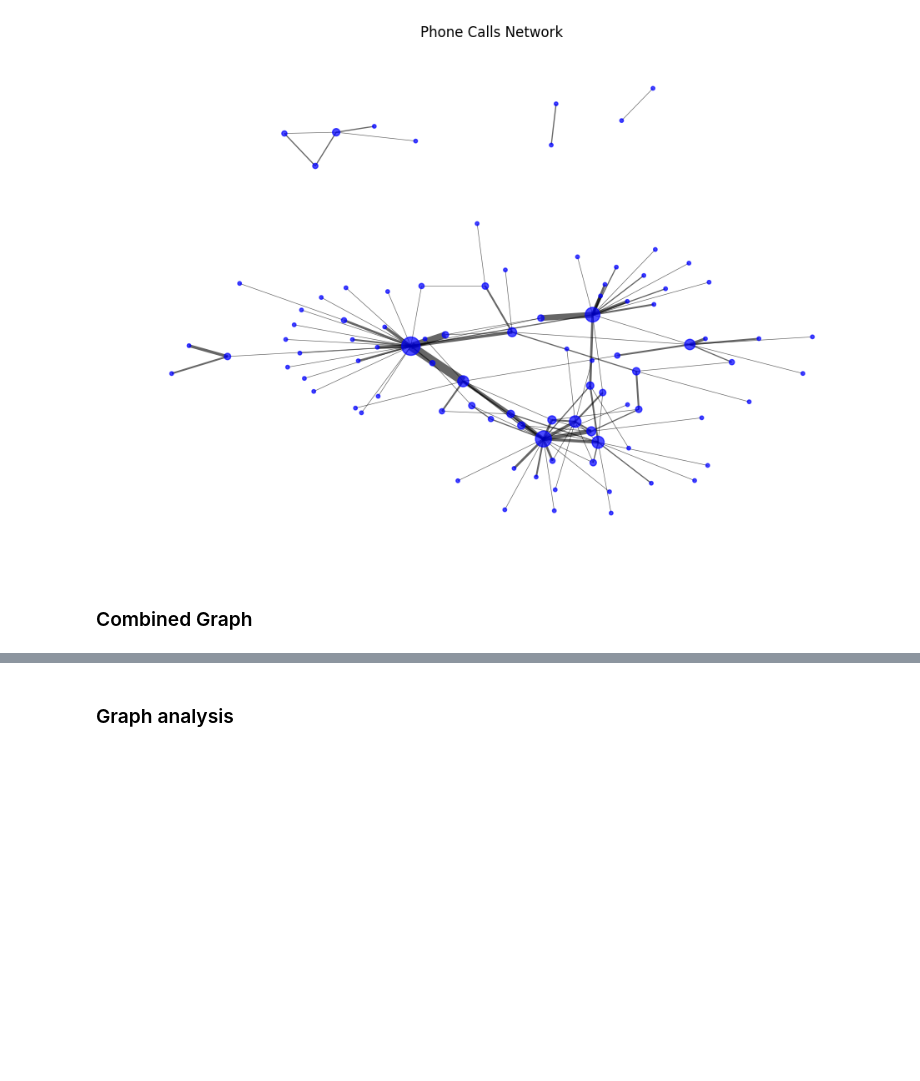
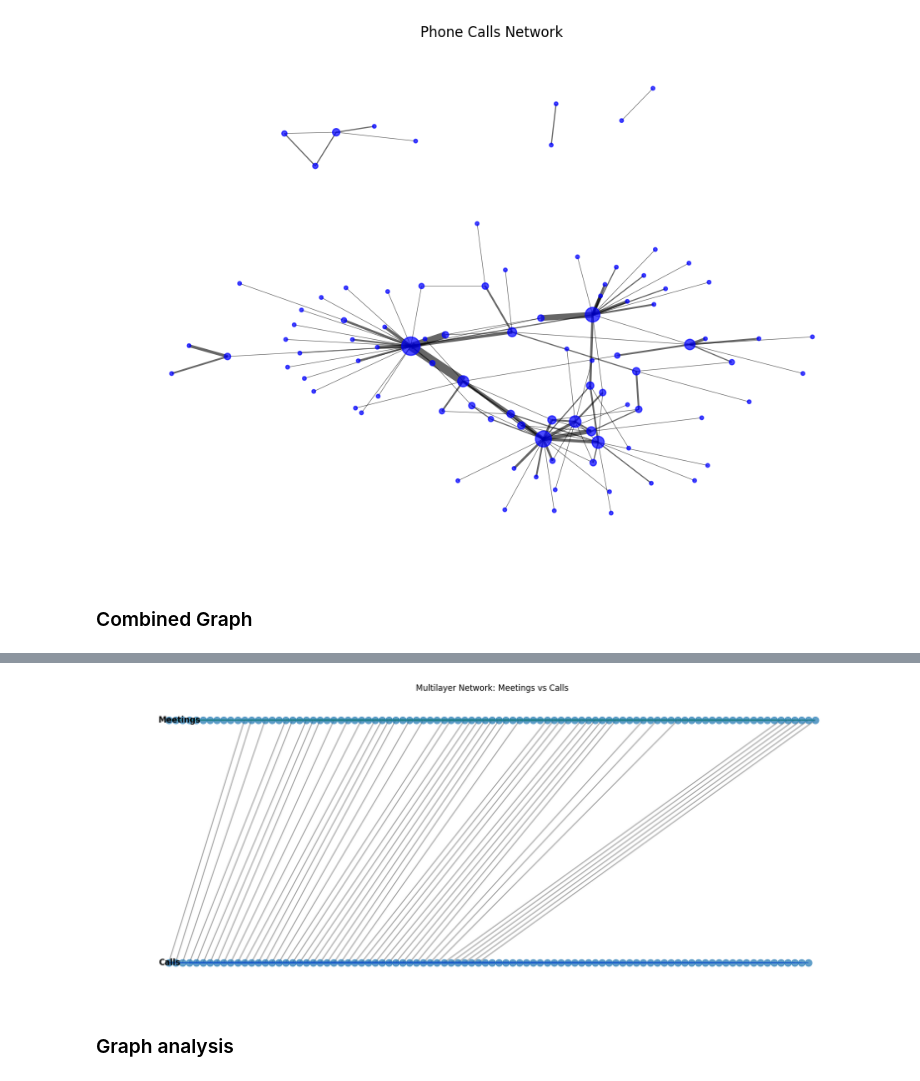
Before and after one commit to Lasagnos/SNProject, a Jupyter notebook: Project.ipynb, the cells around one changed output, grey strips where cells are left out. Drawn from its saved outputs; the diff is of its cells as text; code cells hidden in the pictures; blank space fills up the shorter version.

```diff
--- a/Project.ipynb
+++ b/Project.ipynb
@@ -182,3 +182,76 @@ plt.show()
+# %%
+# Create empty multilayer graph
+G_multi = nx.Graph()
+
+# Layer 0: Meetings
+for u, v, data in G_meetings.edges(data=True):
+    G_multi.add_edge((u, 0), (v, 0), weight=data.get('weight', 1), layer='meetings')
+# Layer 1: Calls
+for u, v, data in G_calls.edges(data=True):
+    G_multi.add_edge((u, 1), (v, 1), weight=data.get('weight', 1), layer='calls')
+# Add interlayer edges: (same person across layers)
+common_nodes = set(G_meetings.nodes()) & set(G_calls.nodes())
+for node in common_nodes:
+    G_multi.add_edge((node, 0), (node, 1), weight=1, layer='interlayer')
+# %%
+#Plot the multilayer graph
+def plot_multilayer_graph(G_multi, layer_names={0: 'Meetings', 1: 'Calls'}):
+    pos = {}
+    layer_offset = 10  # vertical separation between layers
+    x_spacing = 2
+
+    # Separate nodes by layer
+    nodes_by_layer = {0: [], 1: []}
+    for node, layer in G_multi.nodes():
+        nodes_by_layer[layer].append(node)
+
+    # Assign positions
+    for layer in [0, 1]:
+        layer_nodes = sorted(nodes_by_layer[layer])
+        for i, node in enumerate(layer_nodes):
+            pos[(node, layer)] = (i * x_spacing, -layer * layer_offset)
+
+    # Color edges by type
+    edge_colors = []
+    for u, v, data in G_multi.edges(data=True):
+        if data.get('layer') == 'meetings':
+            edge_colors.append('green')
+        elif data.get('layer') == 'calls':
+            edge_colors.append('blue')
+        elif data.get('layer') == 'interlayer':
+            edge_colors.append('gray')
+        else:
+            edge_colors.append('black')
+
+    # Draw
+    plt.figure(figsize=(16, 6))
+    nx.draw(
+        G_multi,
+        pos,
+        with_labels=False,
+        node_size=100,
+        edge_color=edge_colors,
+        alpha=0.7,
+        width=1.5
+    )
+
+    # Add layer labels
+    for layer in [0, 1]:
+        plt.text(
+            -3, -layer * layer_offset,
+            layer_names[layer],
+            fontsize=12,
+            fontweight='bold',
+            verticalalignment='center'
+        )
+
+    plt.title("Multilayer Network: Meetings vs Calls")
+    plt.axis('off')
+    plt.show()
+
+plot_multilayer_graph(G_multi, layer_names={0: 'Meetings', 1: 'Calls'})
+# %% [output]
+[figure, added]
 # %% [markdown]
 ### Graph analysis
 # %%
```
Also changed, not shown: parts of 16 cells of this notebook, 4 other files.
